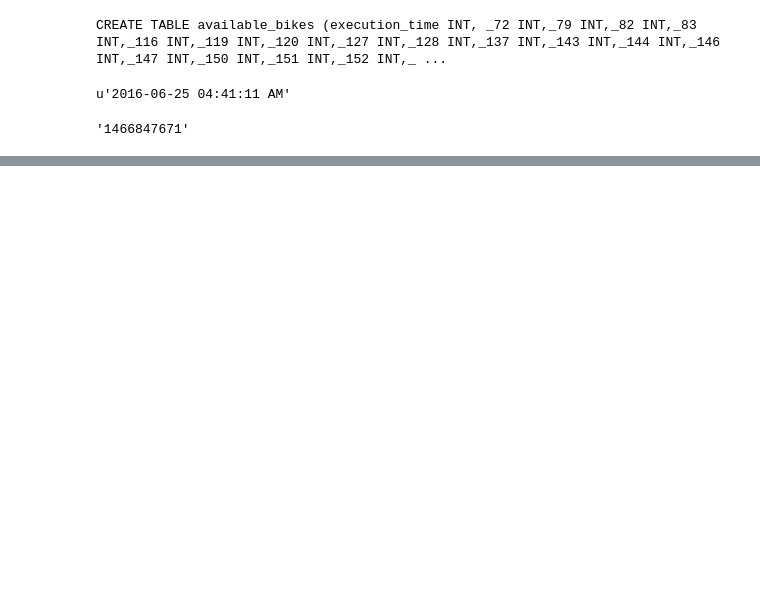
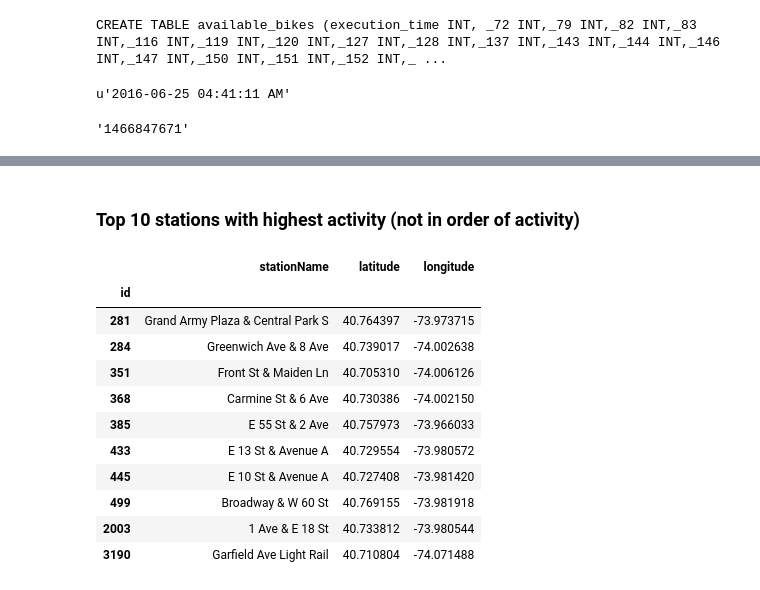
Before and after one commit to danielstallworthmit/thinkful, a Jupyter notebook: datascience/Citi Bike Data.ipynb, the cells around one changed output, grey strips where cells are left out. Saved outputs shown, nothing was run; the diff lists cells and outputs as text; code cells hidden in the pictures; blank space fills up the shorter version.

```diff
--- a/datascience/Citi Bike Data.ipynb
+++ b/datascience/Citi Bike Data.ipynb
@@ -183,0 +261,17 @@ con.close() #close the database connection when done
+# %% [markdown]
+### Top 10 stations with highest activity (not in order of activity)
+# %%
+ref
+# %% [output]
+|  | stationName | latitude | longitude |
+| id |  |  |  |
+| 281 | Grand Army Plaza & Central Park S | 40.764397 | -73.973715 |
+| 284 | Greenwich Ave & 8 Ave | 40.739017 | -74.002638 |
+| 351 | Front St & Maiden Ln | 40.705310 | -74.006126 |
+| 368 | Carmine St & 6 Ave | 40.730386 | -74.002150 |
+| 385 | E 55 St & 2 Ave | 40.757973 | -73.966033 |
+| 433 | E 13 St & Avenue A | 40.729554 | -73.980572 |
+| 445 | E 10 St & Avenue A | 40.727408 | -73.981420 |
+| 499 | Broadway & W 60 St | 40.769155 | -73.981918 |
+| 2003 | 1 Ave & E 18 St | 40.733812 | -73.980544 |
+| 3190 | Garfield Ave Light Rail | 40.710804 | -74.071488 |
```
Also changed, not shown: parts of 26 cells of this notebook.
